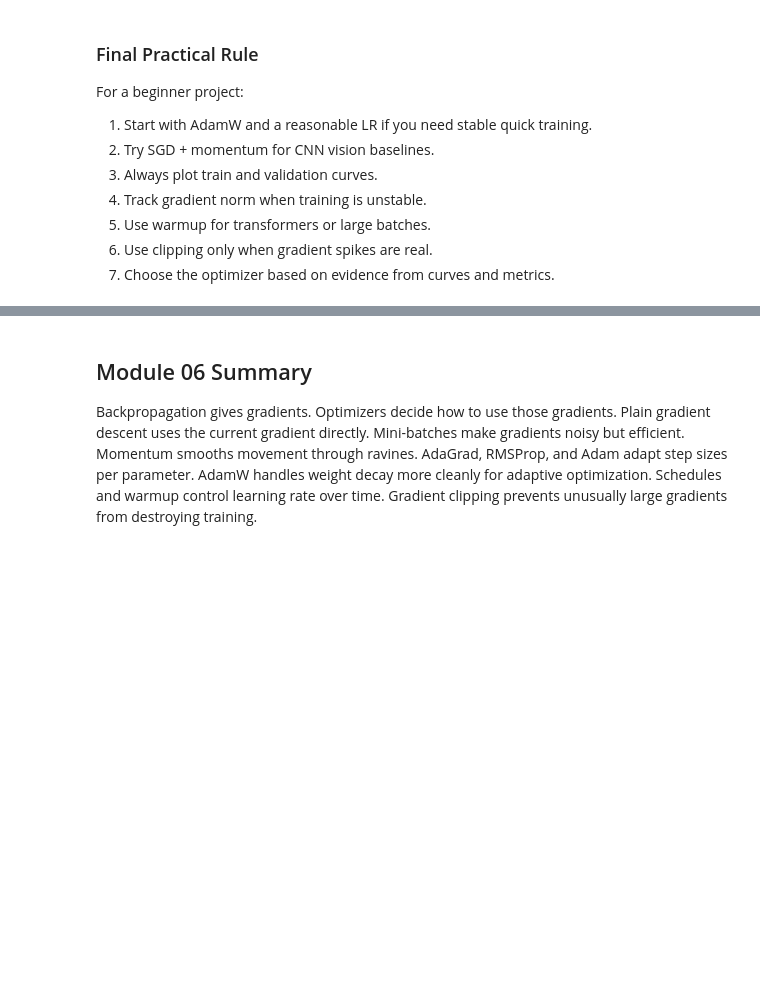
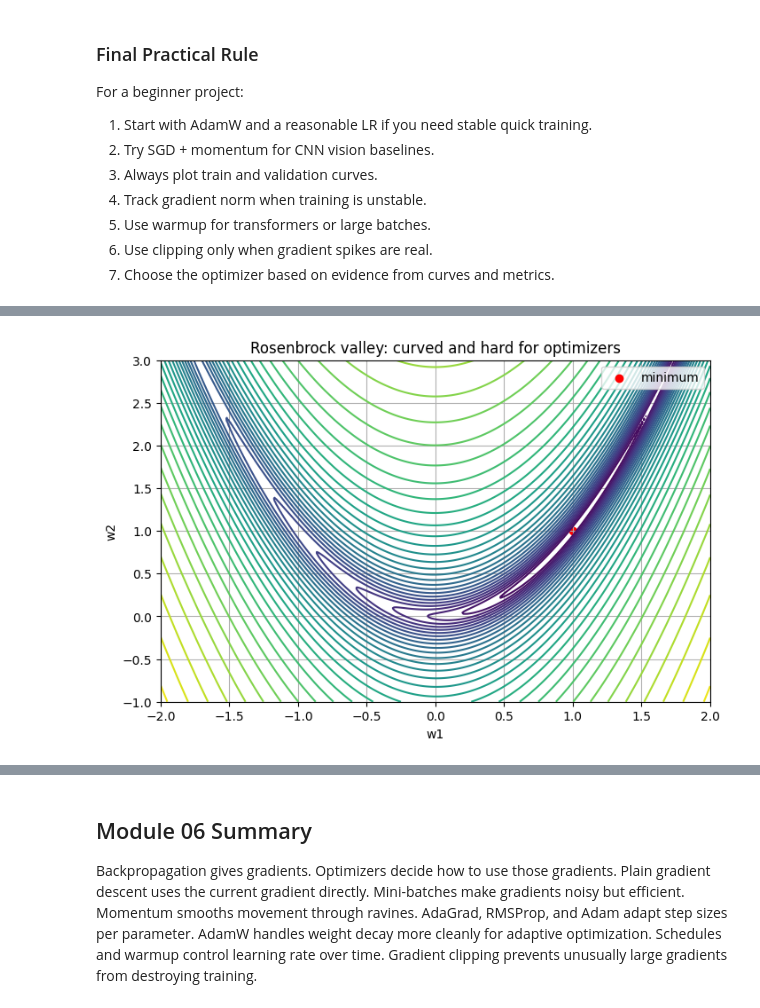
Before and after one commit to sidhu7777/Machine_Learning_Notes, a Jupyter notebook: deep_learning/modules/Module_06_Gradient_Descent_Optimizers_and_Learning_Rate_Strategy.ipynb, the cells around one changed output, grey strips where cells are left out. Cells and saved outputs as stored; diff of their text form; code cells hidden in the pictures; blank space fills up the shorter version.

Commit message:
Add optimizer masterclass to deep learning module six

```diff
--- a/deep_learning/modules/Module_06_Gradient_Descent_Optimizers_and_Learning_Rate_Strategy.ipynb
+++ b/deep_learning/modules/Module_06_Gradient_Descent_Optimizers_and_Learning_Rate_Strategy.ipynb
@@ -940,0 +980,21 @@ For a beginner project:
+# %%
+def rosenbrock(w):
+    x, y = w[0], w[1]
+    return (1-x)**2 + 100*(y-x*x)**2
+
+def rosen_grad(w):
+    x, y = w[0], w[1]
+    dx = -2*(1-x) - 400*x*(y-x*x)
+    dy = 200*(y-x*x)
+    return np.array([dx, dy])
+
+rx = np.linspace(-2, 2, 300)
+ry = np.linspace(-1, 3, 300)
+RX, RY = np.meshgrid(rx, ry)
+RZ = (1-RX)**2 + 100*(RY-RX**2)**2
+plt.contour(RX, RY, np.log1p(RZ), levels=35)
+plt.scatter([1],[1],c='red',label='minimum')
+plt.title('Rosenbrock valley: curved and hard for optimizers')
+plt.xlabel('w1'); plt.ylabel('w2'); plt.legend();
+# %% [output]
+[figure, added]
```
Also changed, not shown: parts of 18 cells of this notebook.
